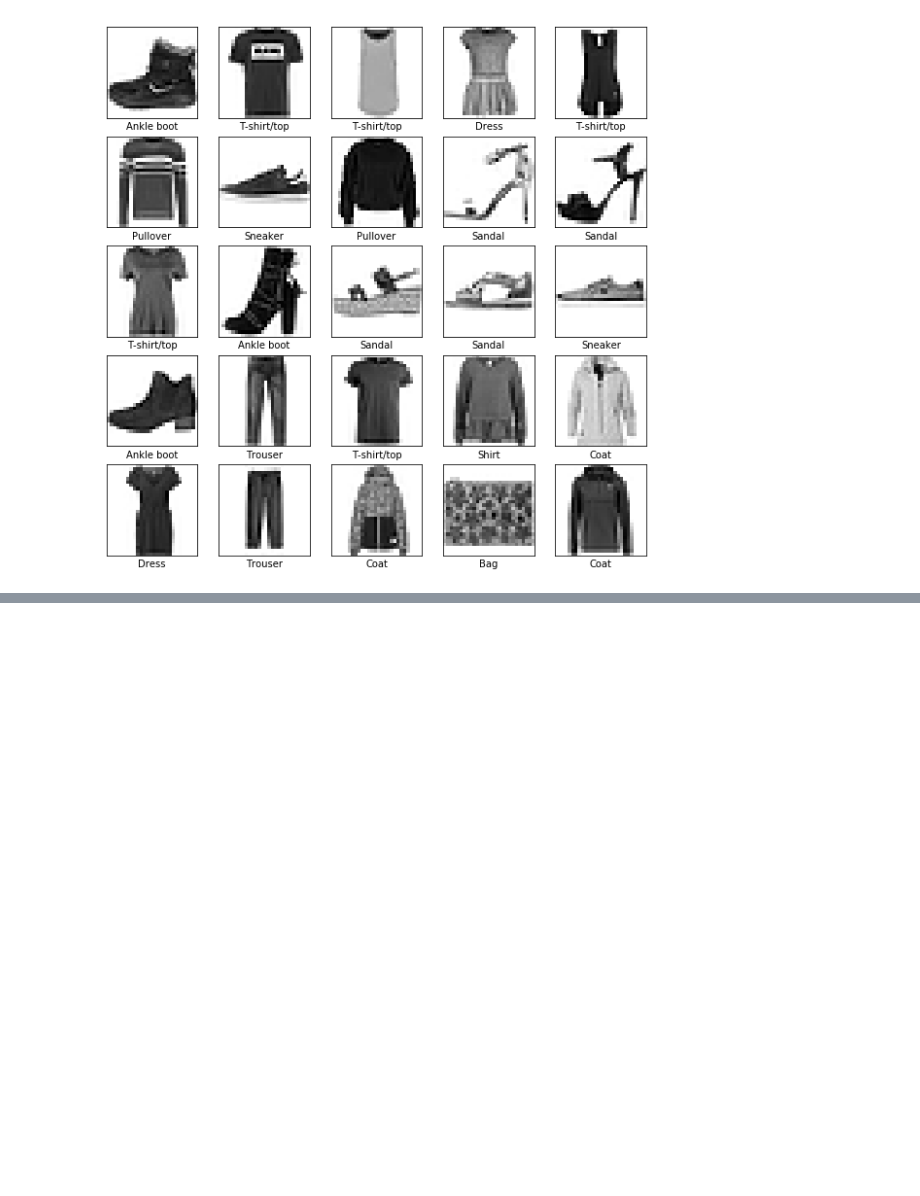
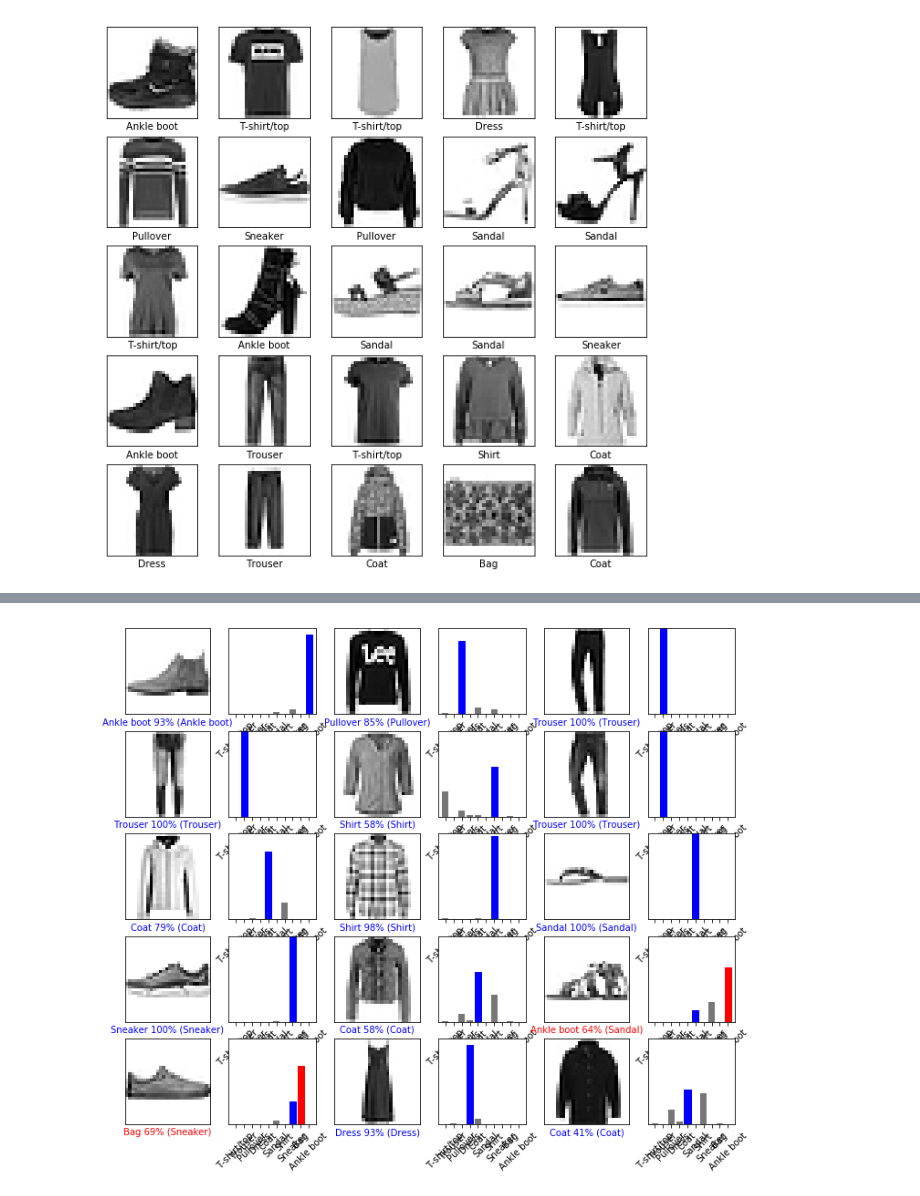
Before and after one commit to satyamsingh1004/ML, a Jupyter notebook: Fashion_MNIST_Keras.ipynb, the cells around one changed output, grey strips where cells are left out. Drawn from its saved outputs; the diff is of its cells as text; code cells hidden in the pictures; blank space fills up the shorter version.

```diff
--- a/Fashion_MNIST_Keras.ipynb
+++ b/Fashion_MNIST_Keras.ipynb
@@ -84,0 +157,14 @@ test_loss, test_acc = model.evaluate(test_images,test_labels)
+# %%
+num_rows = 5
+num_cols = 3
+num_images = num_rows*num_cols
+plt.figure(figsize=(2*2*num_cols, 2*num_rows))
+for i in range(num_images):
+  plt.subplot(num_rows, 2*num_cols, 2*i+1)
+  plot_image(i, predictions, test_labels, test_images)
+  plt.subplot(num_rows, 2*num_cols, 2*i+2)
+  plot_value_array(i, predictions, test_labels)
+  plt.xticks(range(10), class_names, rotation=45)
+plt.show()
+# %% [output]
+[figure, added]
```
Also changed, not shown: parts of 10 cells of this notebook.
